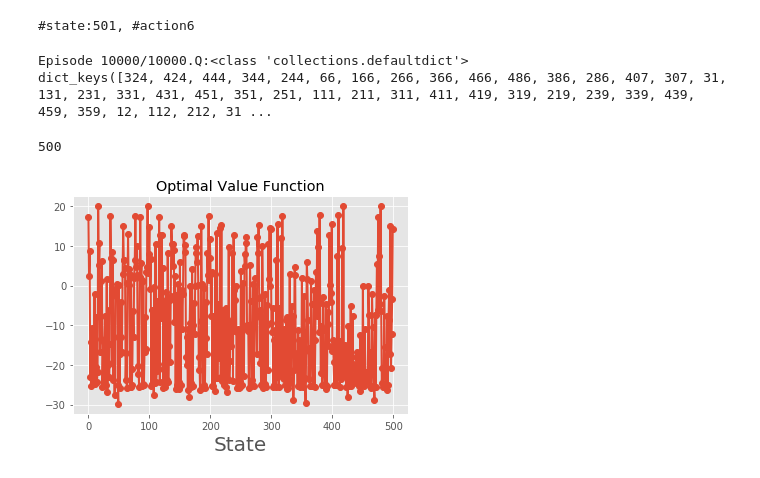
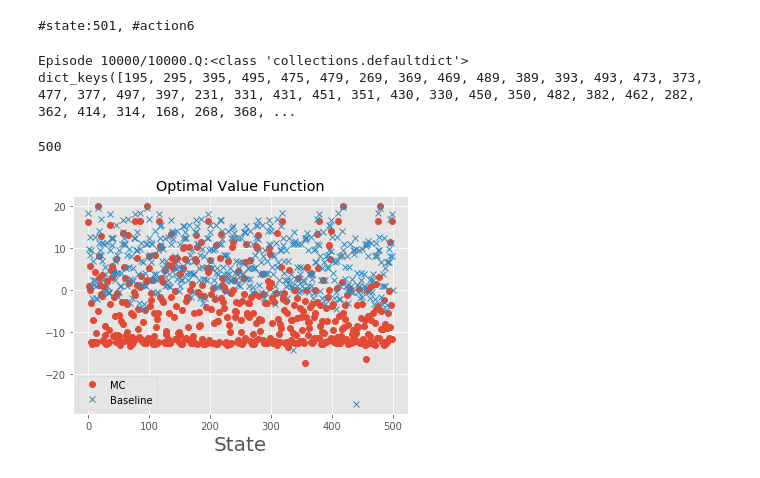
Before and after one commit to syitong/rl-hw, a Jupyter notebook: hw2/MC_taxi_control.ipynb, the cells around one changed output. Saved outputs shown, nothing was run; the diff lists cells and outputs as text; code cells hidden in the pictures.

```diff
--- a/hw2/MC_taxi_control.ipynb
+++ b/hw2/MC_taxi_control.ipynb
@@ -28,7 +28,7 @@ def make_epsilon_greedy_policy(Q, epsilon, nA):
         return A
     return policy_fn
 # %%
-def mc_control_epsilon_greedy(env, num_episodes, discount_factor=0.95, epsilon=0.1):
+def mc_control_epsilon_greedy(env, num_episodes, discount_factor=0.9, epsilon=0.1):
 
     returns_sum = defaultdict(float)
     returns_count = defaultdict(float)
@@ -50,8 +50,8 @@ def mc_control_epsilon_greedy(env, num_episodes, discount_factor=0.95, epsilon=0
         episode = []
         state = env.reset()
         done = False
-        while not done:
-#         for t in range(1000):
+#         while not done:
+        for t in range(1000):
             probs = policy(state)
             action = np.random.choice(np.arange(len(probs)), p=probs)
             next_state, reward, done, _ = env.step(action)
@@ -77,7 +77,7 @@ def mc_control_epsilon_greedy(env, num_episodes, discount_factor=0.95, epsilon=0
 
     return Q, policy
 # %%
-def plot_value_function(V, title="Value Function"):
+def plot_value_function(V, baseline, title="Value Function"):
     """
     Plots the value function as a surface plot.
     """
@@ -94,27 +94,32 @@ def plot_value_function(V, title="Value Function"):
 
     # print(np.sort(np.asarray(V.keys())))
 
-    plt.plot(np.asarray(v_s), marker='o',linewidth=2)
+#     plt.plot(np.asarray(v_s), marker='o',linewidth=2)
+    plt.plot(v_s,marker='o',linestyle='None',label='mc')
+    plt.plot(baseline,marker='x',linestyle='None',label='base')
+    plt.legend(["MC", "Baseline"])
     plt.title(title)
     plt.xlabel("State", fontsize=20)
+    plt.savefig("MC_control.png")
 # %%
 Q, policy = mc_control_epsilon_greedy(env, num_episodes=10000, epsilon=0.1)
 print("Q:{}".format(type(Q)))
 print(Q.keys())
 # %% [output]
 Episode 10000/10000.Q:<class 'collections.defaultdict'>
-dict_keys([324, 424, 444, 344, 244, 66, 166, 266, 366, 466, 486, 386, 286, 407, 307, 31, 131, 231, 331, 431, 451, 351, 251, 111, 211, 311, 411, 419, 319, 219, 239, 339, 439, 459, 359, 12, 112, 212, 31 ...
+dict_keys([195, 295, 395, 495, 475, 479, 269, 369, 469, 489, 389, 393, 493, 473, 373, 477, 377, 497, 397, 231, 331, 431, 451, 351, 430, 330, 450, 350, 482, 382, 462, 282, 362, 414, 314, 168, 268, 368, ...
 # %%
 # For plotting: Create value function from action-value function
 # by picking the best action at each state
 V = defaultdict(float)
 for state, actions in Q.items():
     action_value = np.max(actions)
     V[state] = action_value
-plot_value_function(V, title="Optimal Value Function")
+baseline = np.load('baseline.npy')
+plot_value_function(V, baseline, title="Optimal Value Function")
 # plot_Q_table()
 with open('qtable_mc','w') as fp:
     fp.write(str(Q))
 # %% [output]
 500
-[figure, old version]
+[figure, new version]
```
Also changed, not shown: 2 other files.
